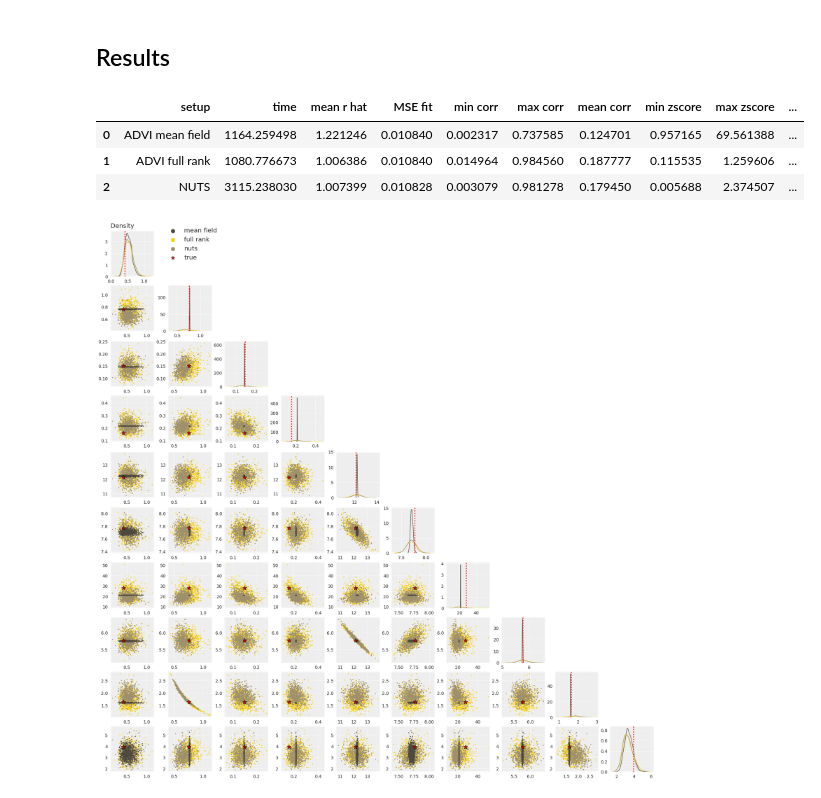
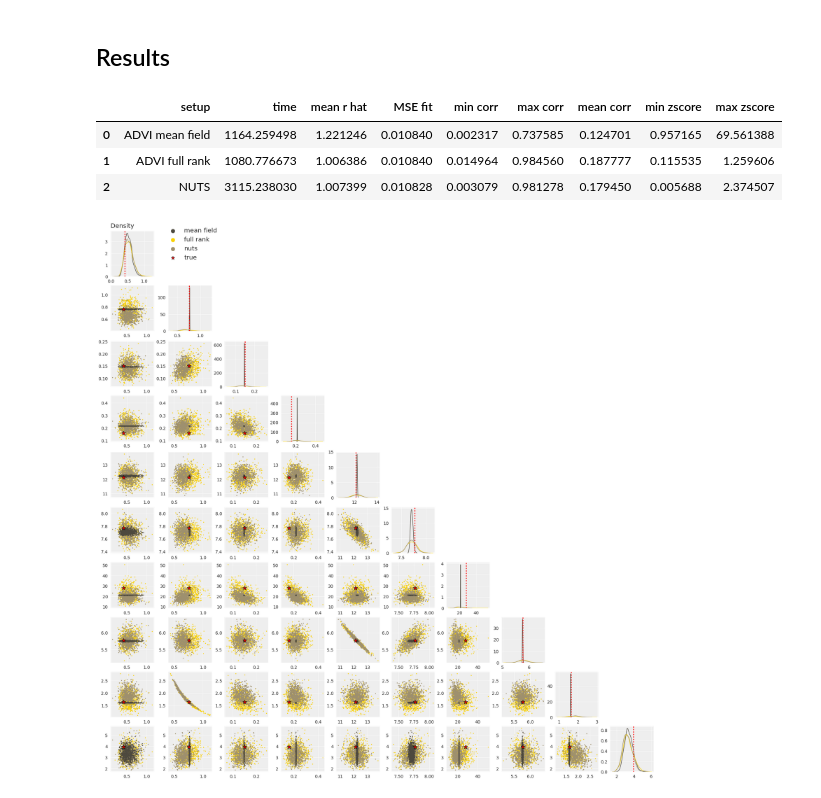
Before and after one commit to emstruong/DCM_PPLs, a Jupyter notebook: Benchmarking/Algorithmic_Benchmark_Stan.ipynb, the cells around one changed output. Drawn from its saved outputs; the diff is of its cells as text; code cells hidden in the pictures.

```diff
--- a/Benchmarking/Algorithmic_Benchmark_Stan.ipynb
+++ b/Benchmarking/Algorithmic_Benchmark_Stan.ipynb
@@ -160,9 +160,6 @@ n_iter = 100000
 # %%
 def get_z_score(posterior, true_prm) :
     return np.abs(np.mean(posterior) - true_prm) / np.std(posterior)
-
-def get_shrinkage(posterior, prior_std) :
-    return 1 - (np.std(posterior) / prior_std)**2
 
 def compute_marks(az_trace) :
 
@@ -173,7 +170,6 @@ def compute_marks(az_trace) :
     corr = az.extract(az_trace, var_names=my_var_names).to_pandas().corr().to_numpy()
     corr[np.tril_indices(corr.shape[0])] = np.nan
     z_scores = [get_z_score(az_trace.posterior[my_var_names[i]], theta_true[i]) for i in range(n_params)]
-    shrinkages = [get_shrinkage(az_trace.posterior[my_var_names[i]], std_prior[i]) for i in range(n_params)]
 
     return {'ESS bulk': ess_bulk,
             'ESS tail': ess_tail,
@@ -186,29 +182,8 @@ def compute_marks(az_trace) :
             'min corr': np.nanmin(np.abs(corr)),
             'max corr': np.nanmax(np.abs(corr)),
             'min zscore': np.min(z_scores),
-            'max zscore': np.max(z_scores),
-            'min shrink': np.min(shrinkages),
-            'max shrink': np.max(shrinkages)}
+            'max zscore': np.max(z_scores)}
 
-"""def compute_marks(az_trace) :
-    ess_bulk = az.ess(az_trace, var_names=my_var_names, method='bulk').to_array().values
-    ess_tail = az.ess(az_trace, var_names=my_var_names, method='tail').to_array().values
-    r_hat = az.rhat(az_trace, var_names=my_var_names).to_array().values
-    mse_fit = mse(xpy_obs, az_trace.posterior['xpy_model'].mean(axis=(0, 1)).to_numpy().flatten())
-    corr = az.extract(az_trace, var_names=my_var_names).to_pandas().corr().to_numpy()
-    corr[np.tril_indices(corr.shape[0])] = np.nan
-    meancorr = np.nanmean(np.abs(corr))
-
-    return {'ESS bulk': ess_bulk,
-            'ESS tail': ess_tail,
-            'mean ESS bulk': np.mean(ess_bulk),
-            'mean ESS tail': np.mean(ess_tail),
-            'r hat': r_hat,
-            'mean r hat': np.mean(r_hat),
-            'MSE fit': mse_fit,
-            'corr mat': corr,
-            'mean corr': meancorr}
-"""
 
 def append_marks(df, setup, time, marks_dict) :
     return df._append({'setup': setup,
@@ -468,18 +443,18 @@ marks_nuts = compute_marks(trace_nuts)
 # %%
 bench_df = append_marks(bench_df,
                         setup='NUTS',
-                        time=time_nuts,
+                        time=3115.2380299568176,
                         marks_dict=marks_nuts)
 # %% [markdown]
 ## Results
 # %%
 bench_df[['setup', 'time', 'mean r hat', 'MSE fit', 'min corr', 'max corr', 'mean corr',
-          'min zscore', 'max zscore', 'min shrink', 'max shrink']]
+          'min zscore', 'max zscore']]
 # %% [output]
-|  | setup | time | mean r hat | MSE fit | min corr | max corr | mean corr | min zscore | max zscore | ... |
-| 0 | ADVI mean field | 1164.259498 | 1.221246 | 0.010840 | 0.002317 | 0.737585 | 0.124701 | 0.957165 | 69.561388 | ... |
-| 1 | ADVI full rank | 1080.776673 | 1.006386 | 0.010840 | 0.014964 | 0.984560 | 0.187777 | 0.115535 | 1.259606 | ... |
-| 2 | NUTS | 3115.238030 | 1.007399 | 0.010828 | 0.003079 | 0.981278 | 0.179450 | 0.005688 | 2.374507 | ... |
+|  | setup | time | mean r hat | MSE fit | min corr | max corr | mean corr | min zscore | max zscore |
+| 0 | ADVI mean field | 1164.259498 | 1.221246 | 0.010840 | 0.002317 | 0.737585 | 0.124701 | 0.957165 | 69.561388 |
+| 1 | ADVI full rank | 1080.776673 | 1.006386 | 0.010840 | 0.014964 | 0.984560 | 0.187777 | 0.115535 | 1.259606 |
+| 2 | NUTS | 3115.238030 | 1.007399 | 0.010828 | 0.003079 | 0.981278 | 0.179450 | 0.005688 | 2.374507 |
 # %%
 bench_df.to_csv('bench_nuts_advi.csv')
 # %%
```
Also changed, not shown: parts of 2 cells of this notebook.
